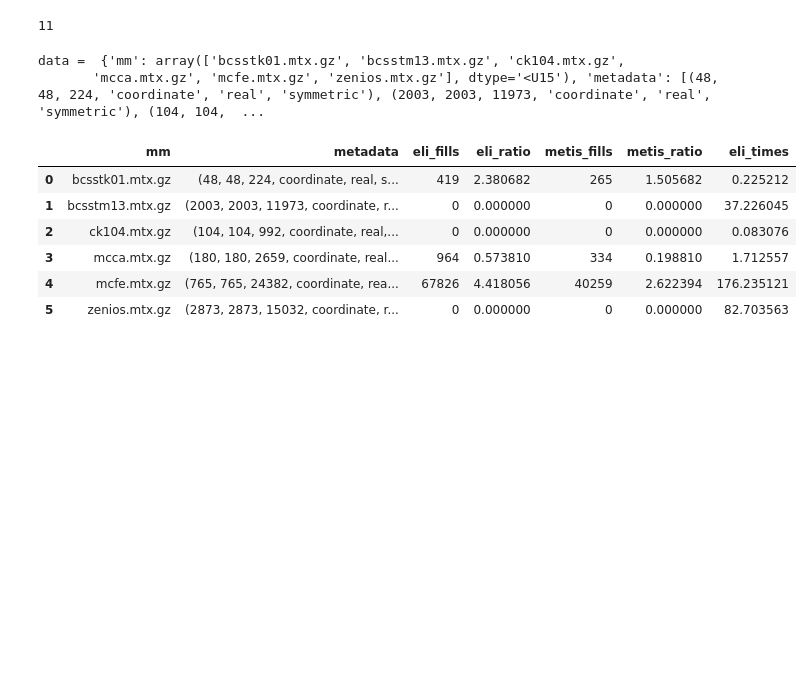
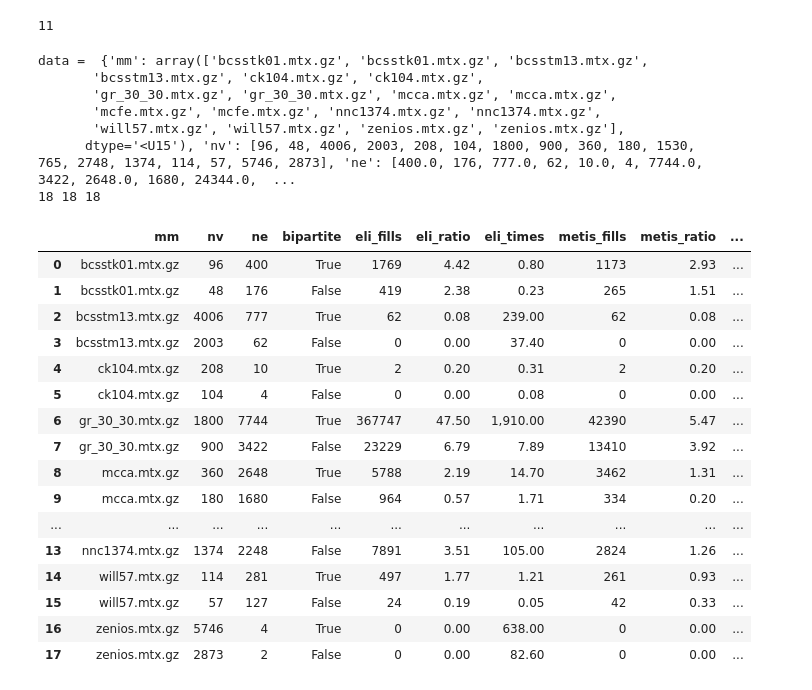
Before and after one commit to berylgithub/eli, a Jupyter notebook: elimination_ordering.ipynb, the cells around one changed output. Drawn from its saved outputs; the diff is of its cells as text; code cells hidden in the pictures; blank space fills up the shorter version.

Commit message:
added bipartite graph tests

```diff
--- a/elimination_ordering.ipynb
+++ b/elimination_ordering.ipynb
@@ -1013,12 +1013,13 @@ onlyfiles = [f for f in listdir(mypath) if isfile(join(mypath, f))]
 print(onlyfiles)
 #for all matrices, load:
 for f in onlyfiles:
-    G = load_matrix_market("matrices/mm/"+f)
-    #print(np.diagonal(G))
-    #print(np.allclose(G, G.T, rtol=1e-05, atol=1e-08))
+    G_mm = load_matrix_market("matrices/mm/"+f)
+    G_sym = symmetrization(G_mm)
+    G_bip = bipartization(G_mm)
 
     #save all matrices to metis format:
-    adj_mat_to_metis_file(G, "matrices/ndmetis_input/"+f+".metisgraph")
+    adj_mat_to_metis_file(G_sym, "matrices/ndmetis_input/"+f+".sym.metisgraph")
+    adj_mat_to_metis_file(G_bip, "matrices/ndmetis_input/"+f+".bip.metisgraph")
 
     #run the metis using all the matrices elsewhere.....
 # %% [output]
@@ -1285,19 +1333,52 @@ print(np.sum(upper_tri))
 # %%
 '''Table visualization'''
 
 import pandas as pd
+#pd.options.display.float_format = '{:,.2f}'.format
+
+
+
 with open('data.p', 'rb') as fp:
     data = pickle.load(fp)
     print("data = ",data)
 
-pd.DataFrame.from_dict(data)
+    print(len(data["mm"]), len(data["nv"]), len(data["eli/metis"]))
+df = pd.DataFrame.from_dict(data)
+
+
+
+df.style.format({
+    'eli_ratio': '{:,.2f}'.format,
+    'eli_times': '{:,.2f}'.format,
+    'metis_ratio':'{:,.2f}'.format,
+    'eli/metis': '{:,.2f}'.format
+    #'B': '{:,.3f}'.format,
+})
+
+#df.style.set_precision(2)
+#df
 # %% [output]
-data =  {'mm': array(['bcsstk01.mtx.gz', 'bcsstm13.mtx.gz', 'ck104.mtx.gz',
-       'mcca.mtx.gz', 'mcfe.mtx.gz', 'zenios.mtx.gz'], dtype='<U15'), 'metadata': [(48, 48, 224, 'coordinate', 'real', 'symmetric'), (2003, 2003, 11973, 'coordinate', 'real', 'symmetric'), (104, 104,  ...
+data =  {'mm': array(['bcsstk01.mtx.gz', 'bcsstk01.mtx.gz', 'bcsstm13.mtx.gz',
+       'bcsstm13.mtx.gz', 'ck104.mtx.gz', 'ck104.mtx.gz',
+       'gr_30_30.mtx.gz', 'gr_30_30.mtx.gz', 'mcca.mtx.gz', 'mcca.mtx.gz',
+       'mcfe.mtx.gz', 'mcfe.mtx.gz', 'nnc1374.mtx.gz', 'nnc1374.mtx.gz',
+       'will57.mtx.gz', 'will57.mtx.gz', 'zenios.mtx.gz', 'zenios.mtx.gz'],
+      dtype='<U15'), 'nv': [96, 48, 4006, 2003, 208, 104, 1800, 900, 360, 180, 1530, 765, 2748, 1374, 114, 57, 5746, 2873], 'ne': [400.0, 176, 777.0, 62, 10.0, 4, 7744.0, 3422, 2648.0, 1680, 24344.0,  ...
+18 18 18
-|  | mm | metadata | eli_fills | eli_ratio | metis_fills | metis_ratio | eli_times |
-| 0 | bcsstk01.mtx.gz | (48, 48, 224, coordinate, real, s... | 419 | 2.380682 | 265 | 1.505682 | 0.225212 |
-| 1 | bcsstm13.mtx.gz | (2003, 2003, 11973, coordinate, r... | 0 | 0.000000 | 0 | 0.000000 | 37.226045 |
-| 2 | ck104.mtx.gz | (104, 104, 992, coordinate, real,... | 0 | 0.000000 | 0 | 0.000000 | 0.083076 |
-| 3 | mcca.mtx.gz | (180, 180, 2659, coordinate, real... | 964 | 0.573810 | 334 | 0.198810 | 1.712557 |
-| 4 | mcfe.mtx.gz | (765, 765, 24382, coordinate, rea... | 67826 | 4.418056 | 40259 | 2.622394 | 176.235121 |
-| 5 | zenios.mtx.gz | (2873, 2873, 15032, coordinate, r... | 0 | 0.000000 | 0 | 0.000000 | 82.703563 |
+|  | mm | nv | ne | bipartite | eli_fills | eli_ratio | eli_times | metis_fills | metis_ratio | ... |
+| 0 | bcsstk01.mtx.gz | 96 | 400 | True | 1769 | 4.42 | 0.80 | 1173 | 2.93 | ... |
+| 1 | bcsstk01.mtx.gz | 48 | 176 | False | 419 | 2.38 | 0.23 | 265 | 1.51 | ... |
+| 2 | bcsstm13.mtx.gz | 4006 | 777 | True | 62 | 0.08 | 239.00 | 62 | 0.08 | ... |
+| 3 | bcsstm13.mtx.gz | 2003 | 62 | False | 0 | 0.00 | 37.40 | 0 | 0.00 | ... |
+| 4 | ck104.mtx.gz | 208 | 10 | True | 2 | 0.20 | 0.31 | 2 | 0.20 | ... |
+| 5 | ck104.mtx.gz | 104 | 4 | False | 0 | 0.00 | 0.08 | 0 | 0.00 | ... |
+| 6 | gr_30_30.mtx.gz | 1800 | 7744 | True | 367747 | 47.50 | 1,910.00 | 42390 | 5.47 | ... |
+| 7 | gr_30_30.mtx.gz | 900 | 3422 | False | 23229 | 6.79 | 7.89 | 13410 | 3.92 | ... |
+| 8 | mcca.mtx.gz | 360 | 2648 | True | 5788 | 2.19 | 14.70 | 3462 | 1.31 | ... |
+| 9 | mcca.mtx.gz | 180 | 1680 | False | 964 | 0.57 | 1.71 | 334 | 0.20 | ... |
+| ... | ... | ... | ... | ... | ... | ... | ... | ... | ... | ... |
+| 13 | nnc1374.mtx.gz | 1374 | 2248 | False | 7891 | 3.51 | 105.00 | 2824 | 1.26 | ... |
+| 14 | will57.mtx.gz | 114 | 281 | True | 497 | 1.77 | 1.21 | 261 | 0.93 | ... |
+| 15 | will57.mtx.gz | 57 | 127 | False | 24 | 0.19 | 0.05 | 42 | 0.33 | ... |
+| 16 | zenios.mtx.gz | 5746 | 4 | True | 0 | 0.00 | 638.00 | 0 | 0.00 | ... |
+| 17 | zenios.mtx.gz | 2873 | 2 | False | 0 | 0.00 | 82.60 | 0 | 0.00 | ... |
```
Also changed, not shown: parts of 5 cells of this notebook.
